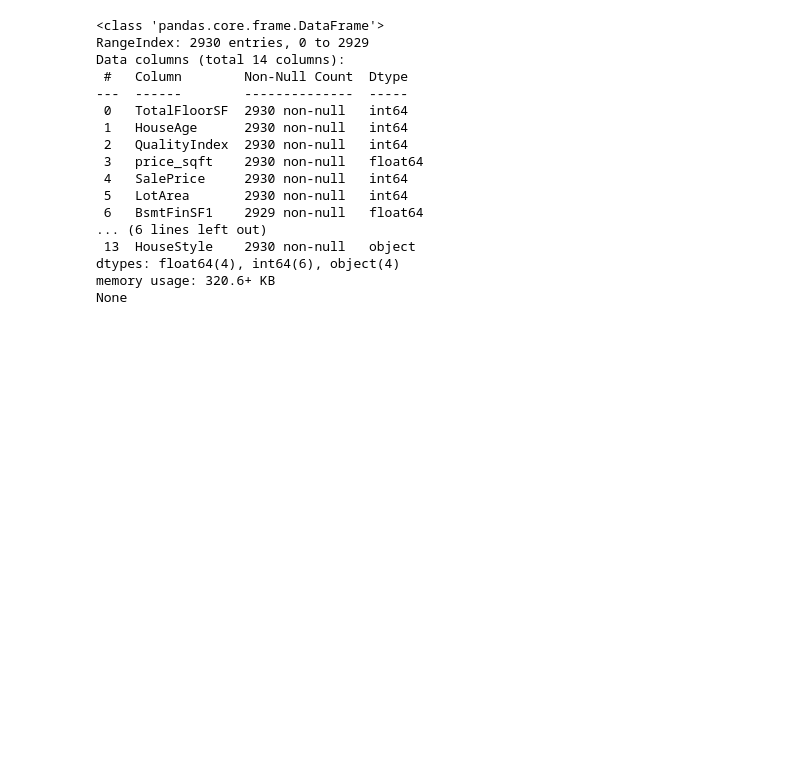
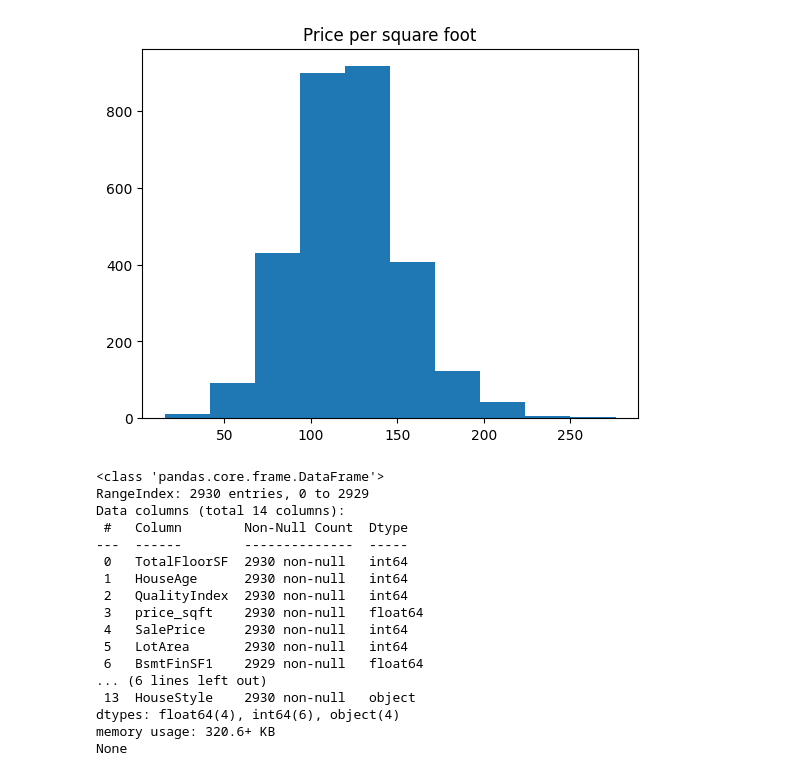
Before and after one commit to MichaelRocchio/msds_410, a Jupyter notebook: Assignment_1/rocchio_assign1.ipynb, the cells around one changed output. Cells and saved outputs as stored; diff of their text form; code cells hidden in the pictures; blank space fills up the shorter version.

```diff
--- a/Assignment_1/rocchio_assign1.ipynb
+++ b/Assignment_1/rocchio_assign1.ipynb
@@ -58 +89,7 @@ plt.show()
+# %%
+plt.hist(df['price_sqft'])
+plt.title('Price per square foot')
+plt.show()
+# %% [output]
+[figure, added]
 # %%
```
Also changed, not shown: parts of 20 cells of this notebook, 1 other file.
